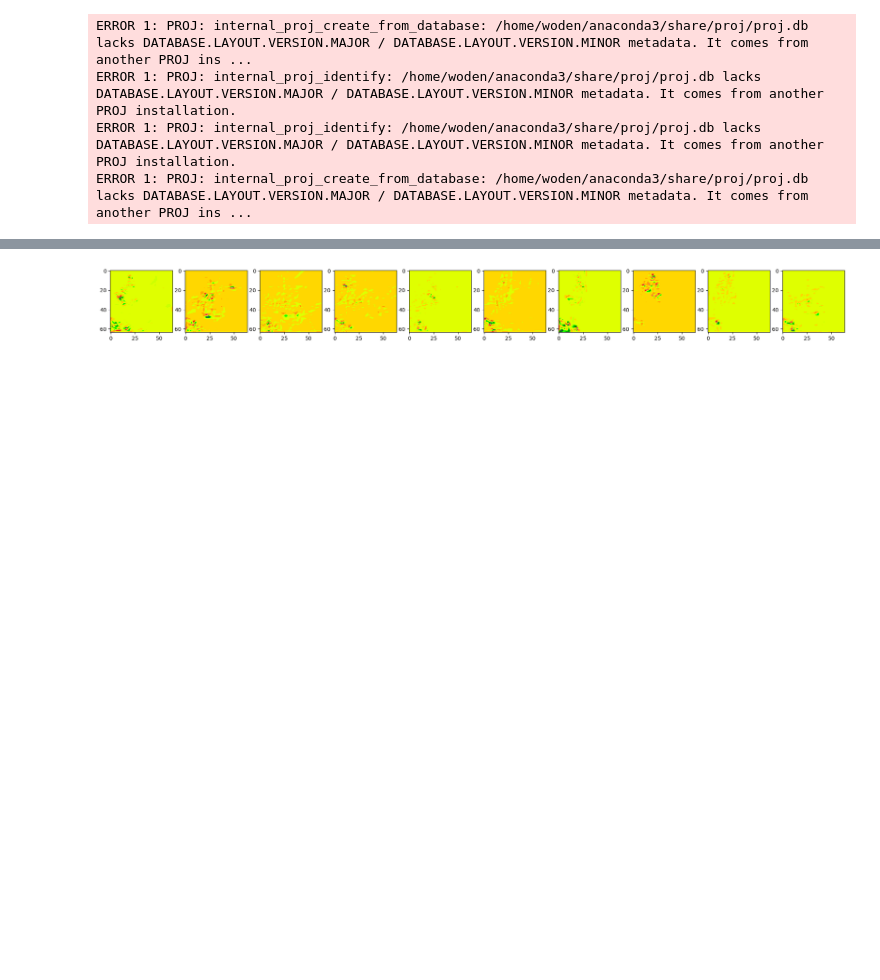
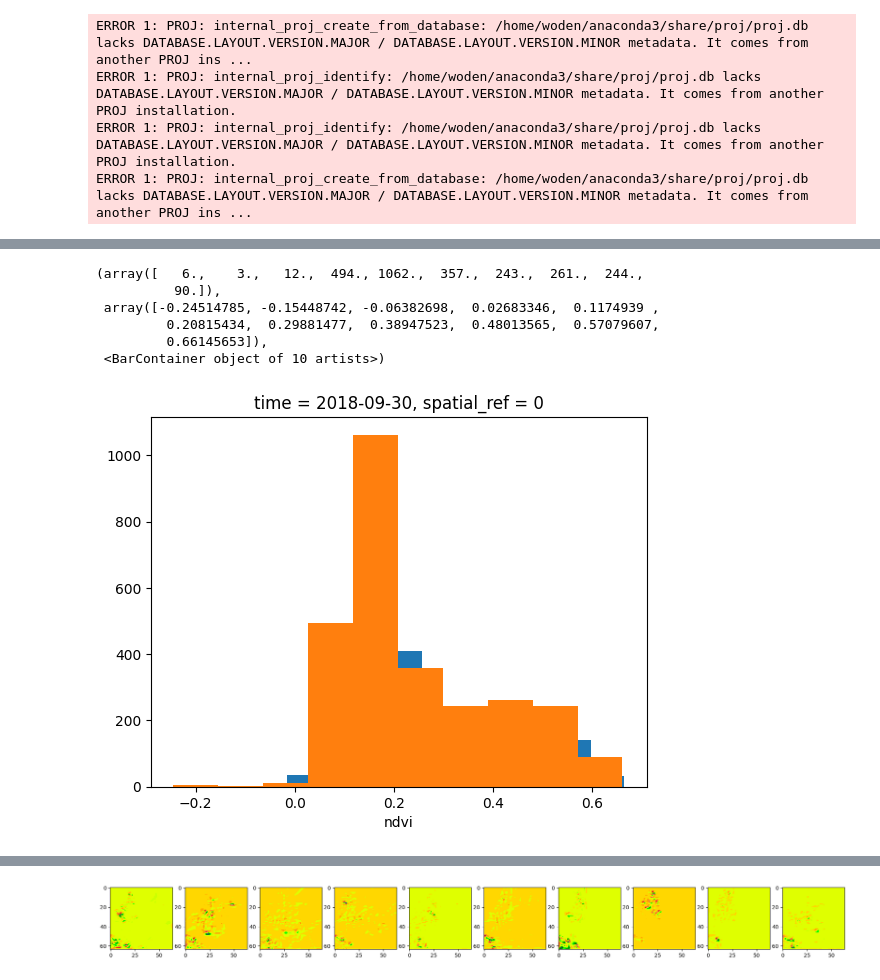
Before and after one commit to Riccardo7-DS/Indices_analysis, a Jupyter notebook: notebooks/model.ipynb, the cells around one changed output, grey strips where cells are left out. Saved outputs shown, nothing was run; the diff lists cells and outputs as text; code cells hidden in the pictures; blank space fills up the shorter version.

```diff
--- a/notebooks/model.ipynb
+++ b/notebooks/model.ipynb
@@ -519 +534,12 @@ ERROR 1: PROJ: internal_proj_identify: /home/woden/anaconda3/share/proj/proj.db
+# %%
+ds_pred.isel(time=0).plot.hist()
+ds_sub.isel(time=0).plot.hist()
+# %% [output]
+(array([   6.,    3.,   12.,  494., 1062.,  357.,  243.,  261.,  244.,
+          90.]),
+ array([-0.24514785, -0.15448742, -0.06382698,  0.02683346,  0.1174939 ,
+         0.20815434,  0.29881477,  0.38947523,  0.48013565,  0.57079607,
+         0.66145653]),
+ <BarContainer object of 10 artists>)
+[figure, added]
 # %%
```
Also changed, not shown: parts of 19 cells of this notebook, 14 other files.
